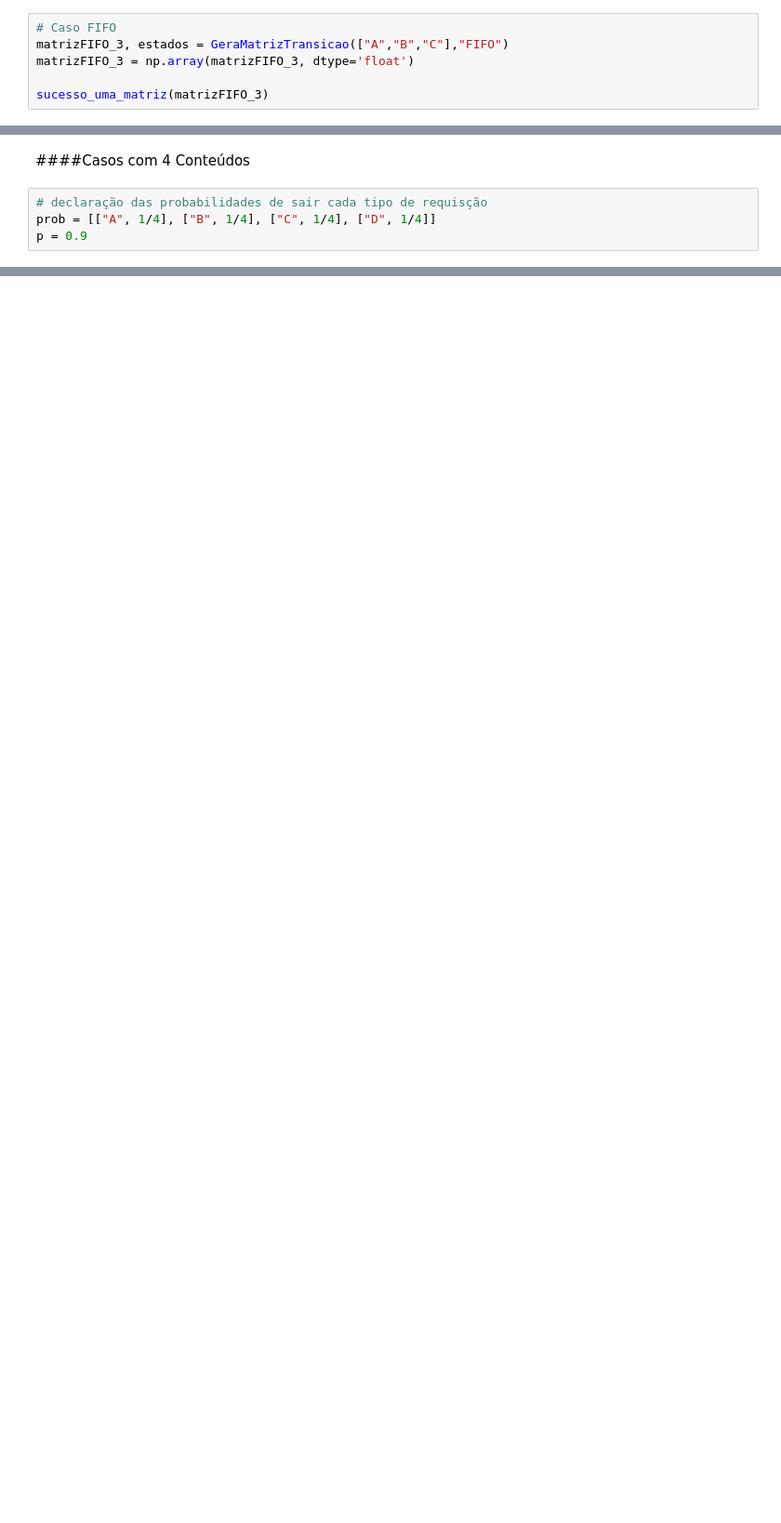
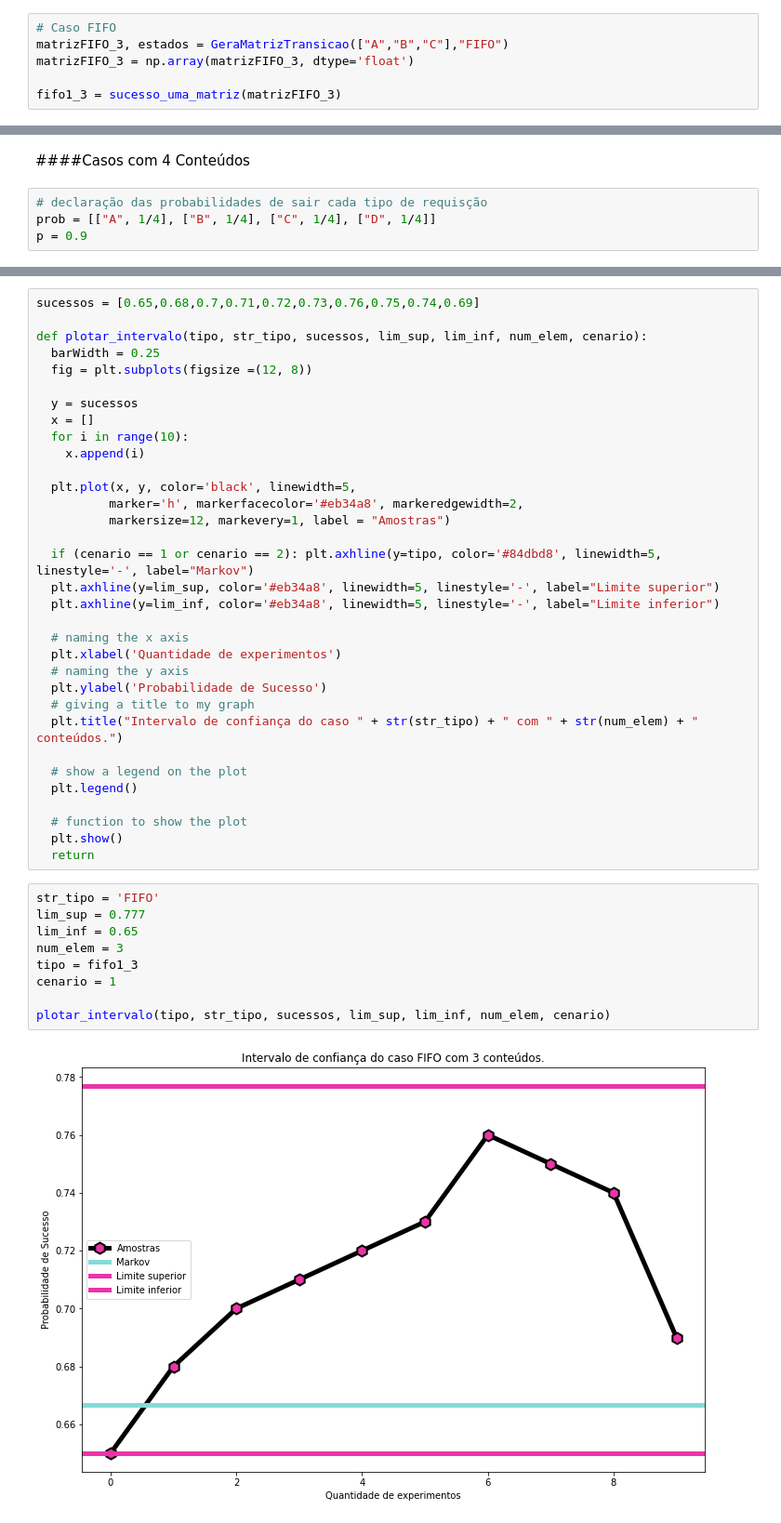
Before and after one commit to siliconemonster/AD-TrabalhoFinal, a Jupyter notebook: Simulação_AD.ipynb, the cells around one changed output, grey strips where cells are left out. Shown at 93% size. Saved outputs shown, nothing was run; the diff lists cells and outputs as text; blank space fills up the shorter version.

```diff
--- a/Simulação_AD.ipynb
+++ b/Simulação_AD.ipynb
@@ -606,6 +326,6 @@ A distribuição estacionária é dada por: [['AB', 1.0], ['AC', 0.0], ['BC', 0.
 matrizFIFO_3, estados = GeraMatrizTransicao(["A","B","C"],"FIFO")
 matrizFIFO_3 = np.array(matrizFIFO_3, dtype='float')
 
-sucesso_uma_matriz(matrizFIFO_3)
+fifo1_3 = sucesso_uma_matriz(matrizFIFO_3)
 # %% [output]
 A distribuição estacionária é dada por: [['ABAB', 0.3333333333333337], ['ABAC', 0.0], ['ABBA', 0.0], ['ABBC', 0.0], ['ABCA', 0.0], ['ABCB', 0.0], ['ACAC', 0.0], ['ACBA', 0.0], ['ACBC', 0.0], ['ACCA',  ...
@@ -1100,0 +846,44 @@ array([0.22222222, 0.06666667, 0.15555556, 0.20444444, 0.11111111,
+# %%
+sucessos = [0.65,0.68,0.7,0.71,0.72,0.73,0.76,0.75,0.74,0.69]
+
+def plotar_intervalo(tipo, str_tipo, sucessos, lim_sup, lim_inf, num_elem, cenario):
+  barWidth = 0.25
+  fig = plt.subplots(figsize =(12, 8))
+
+  y = sucessos
+  x = []
+  for i in range(10):
+    x.append(i)
+
+  plt.plot(x, y, color='black', linewidth=5,
+          marker='h', markerfacecolor='#eb34a8', markeredgewidth=2,
+          markersize=12, markevery=1, label = "Amostras")
+
+  if (cenario == 1 or cenario == 2): plt.axhline(y=tipo, color='#84dbd8', linewidth=5, linestyle='-', label="Markov")
+  plt.axhline(y=lim_sup, color='#eb34a8', linewidth=5, linestyle='-', label="Limite superior")
+  plt.axhline(y=lim_inf, color='#eb34a8', linewidth=5, linestyle='-', label="Limite inferior")
+
+  # naming the x axis
+  plt.xlabel('Quantidade de experimentos')
+  # naming the y axis
+  plt.ylabel('Probabilidade de Sucesso')
+  # giving a title to my graph
+  plt.title("Intervalo de confiança do caso " + str(str_tipo) + " com " + str(num_elem) + " conteúdos.")
+
+  # show a legend on the plot
+  plt.legend()
+
+  # function to show the plot
+  plt.show()
+  return
+# %%
+str_tipo = 'FIFO'
+lim_sup = 0.777
+lim_inf = 0.65
+num_elem = 3
+tipo = fifo1_3
+cenario = 1
+
+plotar_intervalo(tipo, str_tipo, sucessos, lim_sup, lim_inf, num_elem, cenario)
+# %% [output]
+[figure, added]
```
Also changed, not shown: parts of 46 cells of this notebook.
